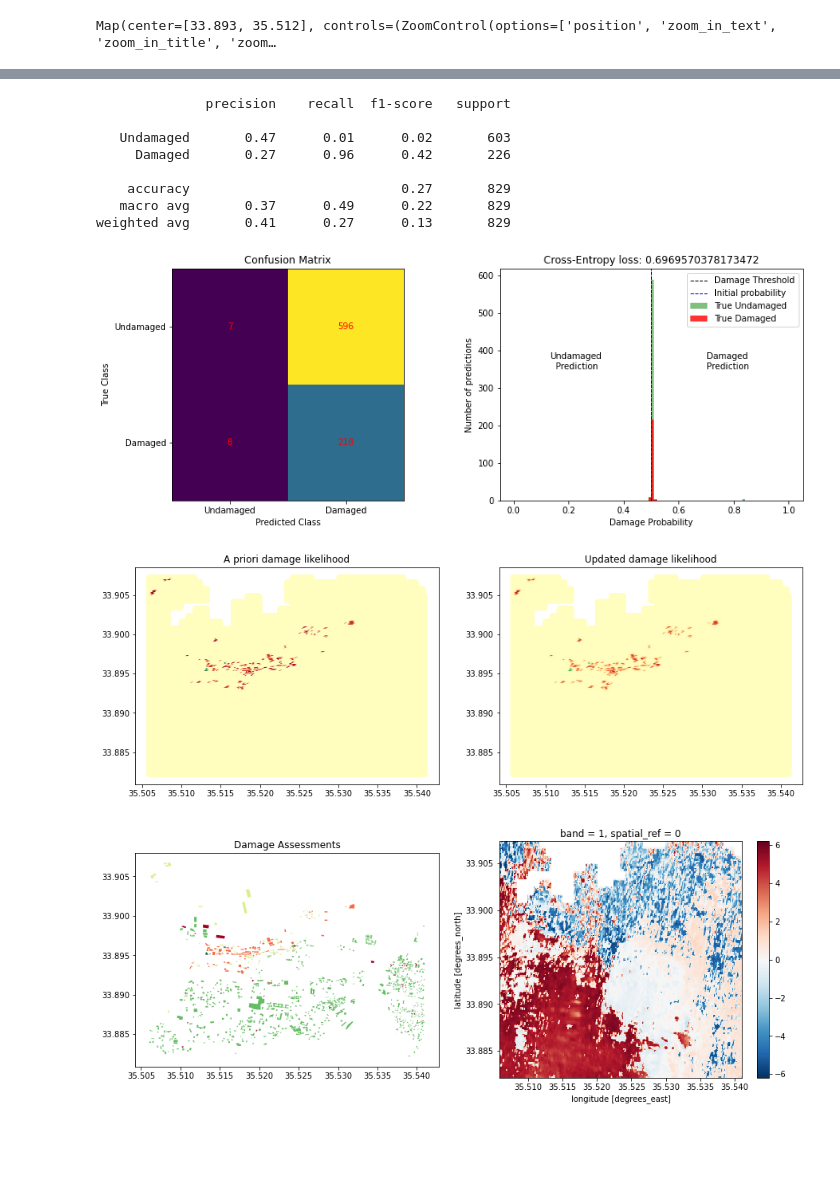
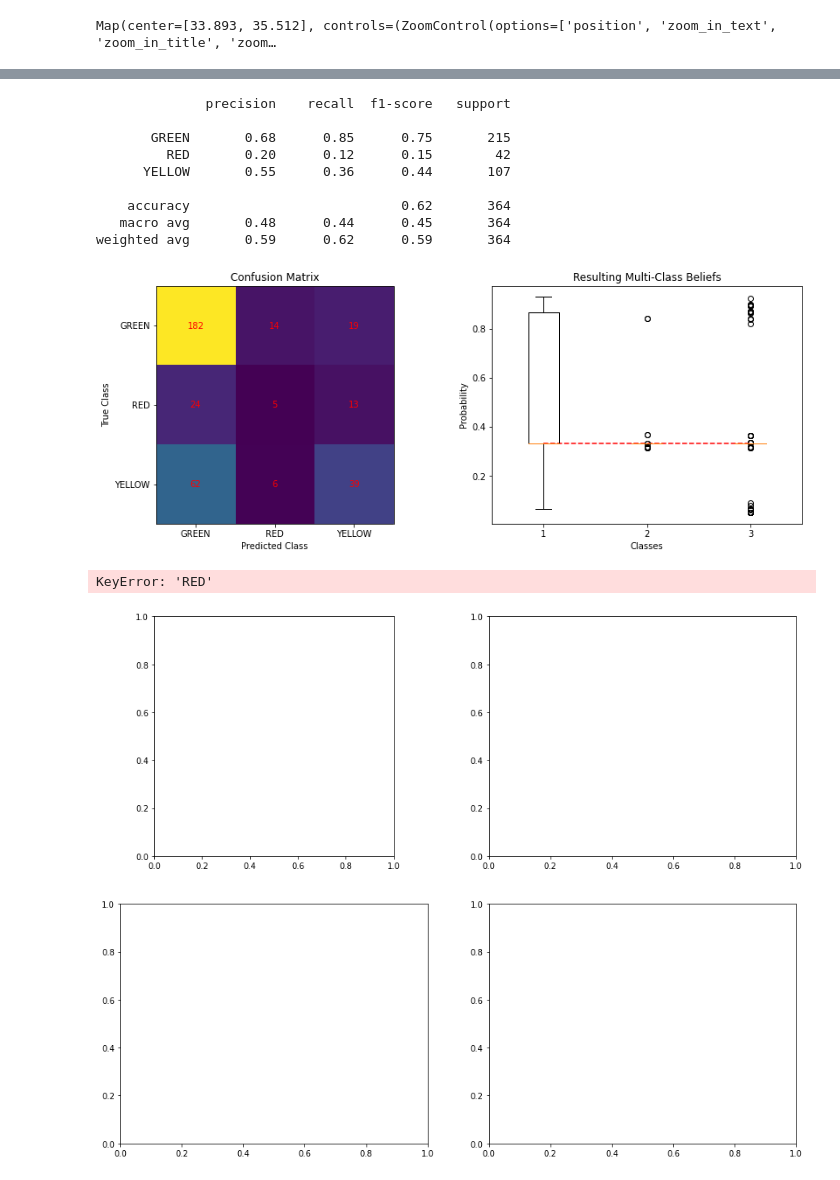
Before and after one commit to luke-scot/damage-assessment, a Jupyter notebook: run_netconf.ipynb, the cells around one changed output, grey strips where cells are left out. Drawn from its saved outputs; the diff is of its cells as text; code cells hidden in the pictures; blank space fills up the shorter version.

Commit message:
Multi-class option Beirut

```diff
--- a/run_netconf.ipynb
+++ b/run_netconf.ipynb
@@ -58,3 +63,13 @@ m1, testPoly = hf.draw_polygon(joint, m1, stdTest)
 m1
 # %% [output]
 Map(center=[33.893, 35.512], controls=(ZoomControl(options=['position', 'zoom_in_text', 'zoom_in_title', 'zoom…
+# %%
+## Import data
+# Interferometry
+ifg, poly = ip.image_to_df(ifgPostFile, dataTypes[0], testPoly) # Import interferogram to dataframe
+if ifgBoth: # If using both interferograms then subtract phase of second from first to get differecne
+    ifgPre, _ = ip.image_to_df(ifgPreFile, dataTypes[0], testPoly)
+    ifg = ifgPre-ifg
+
+# High-Resolution Imagery
+data = ifg
@@ -61,23 +102,12 @@ Map(center=[33.893, 35.512], controls=(ZoomControl(options=['position', 'zoom_in
 # %%
-# Import interferogram to dataframe
-ifg, poly = hf.image_to_df(ifgPostFile, 'ifg', testPoly)
-
-# If using both interferograms then subtract phase of second from first to get differecne
-if ifgBoth:
-    ifgPre, _ = hf.image_to_df(ifgPreFile, 'ifg', testPoly)
-    ifg = ifgPre-ifg
-
-# Initialise beliefs for each pixel
-initial = hf.init_beliefs(ifg, columns=['noDmg','dmg','ifg'], initBeliefs=initBeliefs)
-
 # Split train/test set for located nodes
-X_train, X_test, y_train, y_test = hf.train_test_split(joint, 'decision', poly)
+X_train, X_test, y_train, y_test = hf.train_test_split(labelsUsed, cn, poly)
 
 # Create nodes
 nodes = hf.create_nodes(initial, X_train)
 
 # Assign prior beliefs from assessments
-priors = hf.prior_beliefs(nodes, decisions, confidence, column = 'decision', beliefColumns = ['noDmg', 'dmg'])
+priors = hf.prior_beliefs(nodes, beliefColumns = initial.columns[-nClasses-1:-1], classNames=classNames, column = cn)
 
 # Create edges
-edges = hf.create_edges(nodes, adjacent=adjacent, geo_neighbors=geoNeighbours, values=['ifg'] if ifgValues else False, neighbours=[neighbours])
+edges = hf.create_edges(nodes, adjacent=adjacent, geo_neighbors=geoNeighbours, values=dataTypes if phase else False, neighbours=neighbours)
@@ -100,4 +114,4 @@ initial
 # %%
 # Run belief propagation
-beliefs, _ = nc.netconf(edges,priors,verbose=True,limit=1e-7)
+beliefs, _ = nc.netconf(edges,priors,verbose=True,limit=1e-5)
 # %% [output]
@@ -121,28 +135,30 @@ Time elapsed: 137.34184980392456 seconds
 # %%
 # Evaluation Metrics
 # Get y_true vs y_pred for test set
-y_true, y_pred = hf.get_labels(initial, X_test, beliefs, decisions, column='decision',splitString=True)
+y_true, y_pred = hf.get_labels(initial, X_test, beliefs, column=cn)
 
 # Classification metrics
-yp_clf, classes = hf.class_metrics(y_true, y_pred, targets, threshold=dmgThresh)
+yp_clf, classes = hf.class_metrics(y_true, y_pred, classes=usedNames, orig=classNames)
 
-fig, axs = hf.create_subplots(1,2, figsize=[14,5])
+fig, axs = pl.create_subplots(1,2, figsize=[14,5])
 # Confusion matrix
-axs = hf.confusion_matrix(axs, y_true, yp_clf, classes)
+axs = pl.confusion_matrix(axs, y_true, yp_clf, classes)
 
 # Cross entropy / Confidence metrics
-axs = hf.cross_entropy_metrics(axs, y_true, y_pred, classes, dmgThresh, initBeliefs[1])
+if nClasses == 2: axs = pl.cross_entropy_metrics(axs, y_true, y_pred[:,1].reshape(-1,1), classes)
+else: axs[1] = pl.cross_entropy_multiclass(axs[1], y_true, y_pred)
 
-hf.show_plot()
+pl.show_plot()
 # %% [output]
               precision    recall  f1-score   support
 
-   Undamaged       0.47      0.01      0.02       603
-     Damaged       0.27      0.96      0.42       226
+       GREEN       0.68      0.85      0.75       215
+         RED       0.20      0.12      0.15        42
+      YELLOW       0.55      0.36      0.44       107
 
-    accuracy                           0.27       829
-   macro avg       0.37      0.49      0.22       829
-weighted avg       0.41      0.27      0.13       829
+    accuracy                           0.62       364
+   macro avg       0.48      0.44      0.45       364
+weighted avg       0.59      0.62      0.59       364
-[figure, old version]
+[figure, new version]
 # %%
 # Save figure
@@ -150,13 +166,14 @@ hf.save_plot(fig, 'results/Beirut_extraData_adj{}{}_ifg{}{}_l-7'.format(str(adja
 # %%
 # Visualise spatial results
-fig, axs = hf.create_subplots(2,2,figsize=[15,12])
+fig, axs = pl.create_subplots(2,2,figsize=[15,12])
 
-prePlot = hf.belief_plot(nodes, axs[0,0], 'dmg', normalise=False)
-postPlot = hf.belief_plot(nodes, axs[0,1], beliefs, normalise=True)
+prePlot = pl.belief_plot(nodes, axs[0,0], 'RED', normalise=False)
+postPlot = pl.belief_plot(nodes, axs[0,1], beliefs, normalise=True)
 assessPlt = joint.loc[joint.within(poly)].plot(ax=axs[1,0], column='decision',cmap='RdYlGn_r')
-ifgPlot = (hf.cropped_ifg(ifgPreFile,testPoly)-hf.cropped_ifg(ifgPostFile,testPoly)).plot(ax=axs[1,1])
+ifgPlot = (pl.cropped_ifg(ifgPreFile,testPoly)-pl.cropped_ifg(ifgPostFile,testPoly)).plot(ax=axs[1,1])
 prePlot.set_title('A priori damage likelihood'), postPlot.set_title('Updated damage likelihood'), assessPlt.set_title('Damage Assessments')
 
-hf.show_plot()
+pl.show_plot()
 # %% [output]
+KeyError: 'RED'
-[figure, old version]
+[figure, new version]
```
Also changed, not shown: parts of 8 cells of this notebook, 4 other files.
